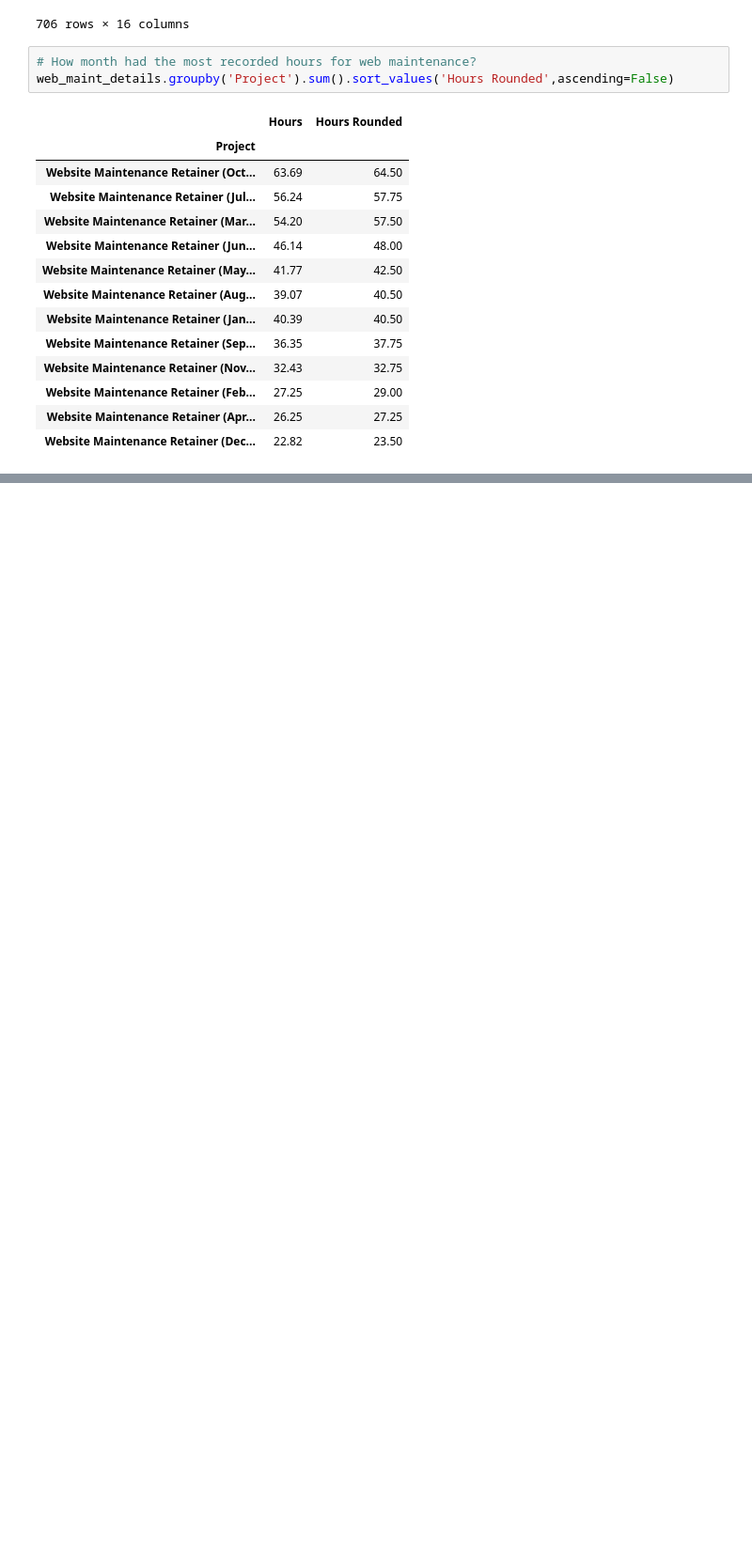
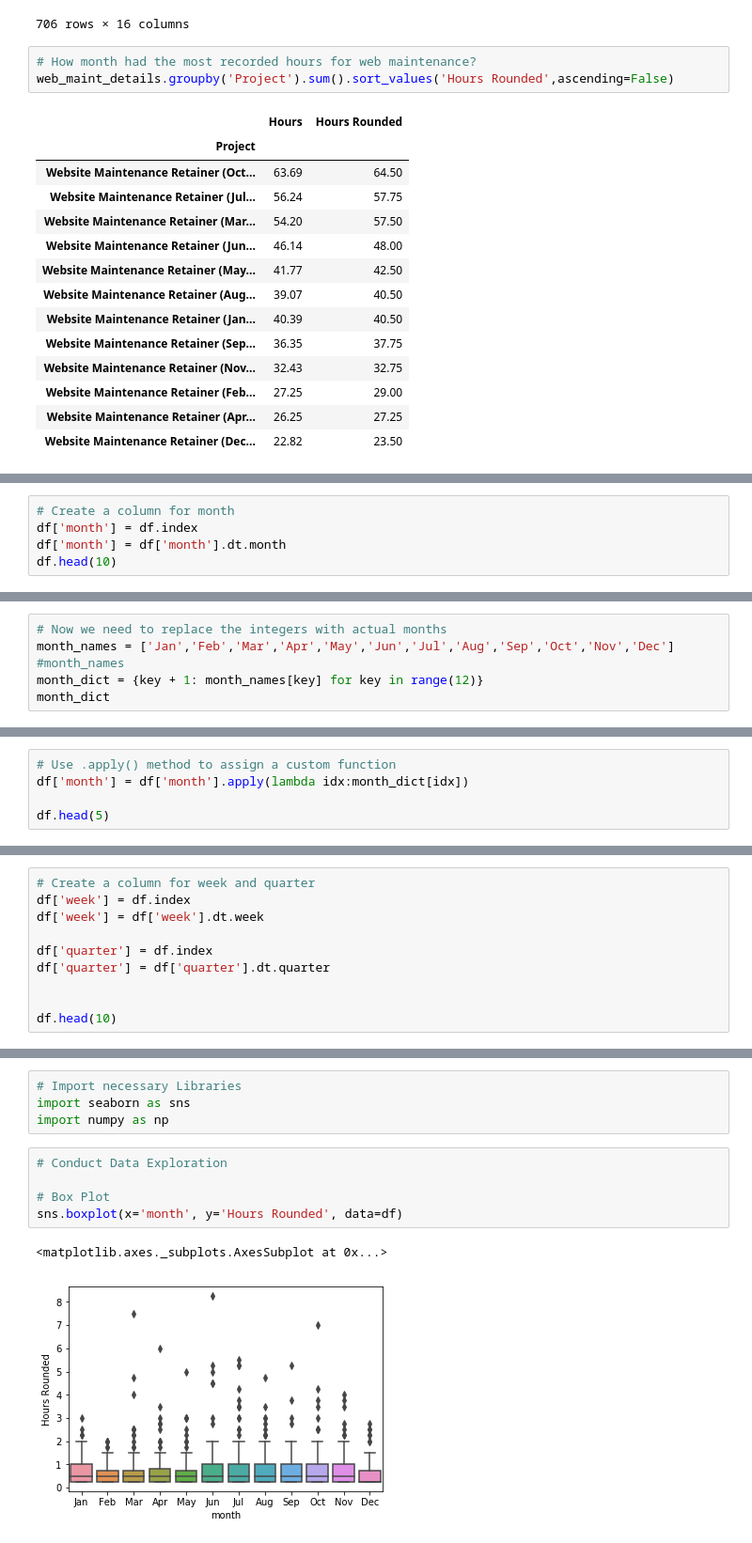
Before and after one commit to kbrook10/bootcamp_python_for_data_science_and_machine_learning, a Jupyter notebook: support_files/Practice_KKR/Analysis_KKR_2017.ipynb, the cells around one changed output, grey strips where cells are left out. Shown at 94% size. Saved outputs shown, nothing was run; the diff lists cells and outputs as text; blank space fills up the shorter version.

```diff
--- a/support_files/Practice_KKR/Analysis_KKR_2017.ipynb
+++ b/support_files/Practice_KKR/Analysis_KKR_2017.ipynb
@@ -622,0 +636,5 @@ web_maint_details.groupby('Project').sum().sort_values('Hours Rounded',ascending
+# %%
+# Create a column for month
+df['month'] = df.index
+df['month'] = df['month'].dt.month
+df.head(10)
@@ -622,0 +654,6 @@ web_maint_details.groupby('Project').sum().sort_values('Hours Rounded',ascending
+# %%
+# Now we need to replace the integers with actual months
+month_names = ['Jan','Feb','Mar','Apr','May','Jun','Jul','Aug','Sep','Oct','Nov','Dec']
+#month_names
+month_dict = {key + 1: month_names[key] for key in range(12)}
+month_dict
@@ -622,0 +673,5 @@ web_maint_details.groupby('Project').sum().sort_values('Hours Rounded',ascending
+# %%
+# Use .apply() method to assign a custom function
+df['month'] = df['month'].apply(lambda idx:month_dict[idx])
+
+df.head(5)
@@ -622,0 +686,10 @@ web_maint_details.groupby('Project').sum().sort_values('Hours Rounded',ascending
+# %%
+# Create a column for week and quarter
+df['week'] = df.index
+df['week'] = df['week'].dt.week
+
+df['quarter'] = df.index
+df['quarter'] = df['quarter'].dt.quarter
+
+
+df.head(10)
@@ -622,0 +709,12 @@ web_maint_details.groupby('Project').sum().sort_values('Hours Rounded',ascending
+# %%
+# Import necessary Libraries
+import seaborn as sns
+import numpy as np
+# %%
+# Conduct Data Exploration
+
+# Box Plot
+sns.boxplot(x='month', y='Hours Rounded', data=df)
+# %% [output]
+<matplotlib.axes._subplots.AxesSubplot at 0x...>
+[figure, added]
```
Also changed, not shown: parts of 16 cells of this notebook, 2 other files.
